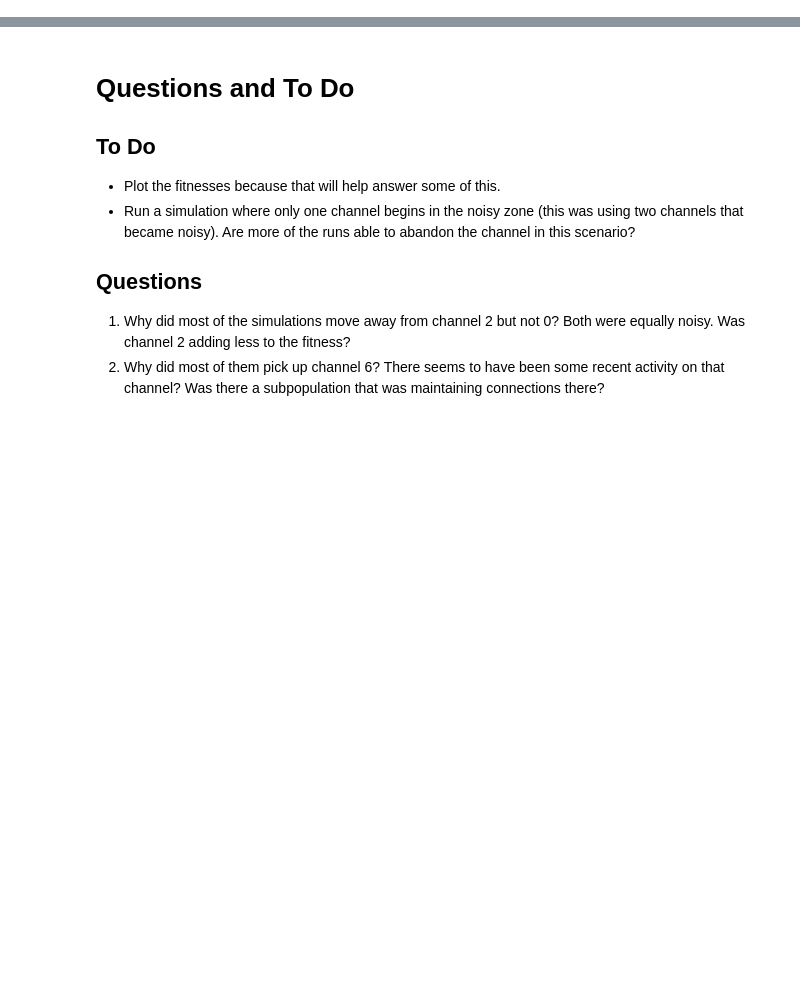
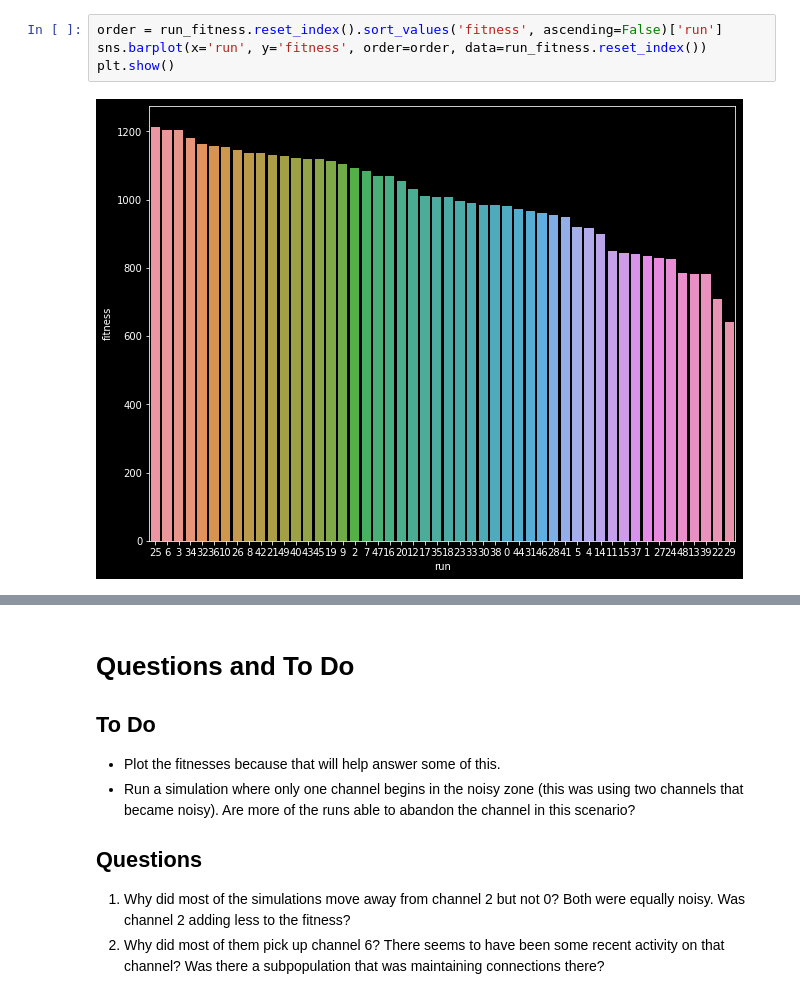
Before and after one commit to dkadish/EvolvingSonicNiches, a Jupyter notebook: runs/600_noise_onset_base5.ipynb, the cells around one changed output, grey strips where cells are left out. Saved outputs shown, nothing was run; the diff lists cells and outputs as text; blank space fills up the shorter version.

```diff
--- a/runs/600_noise_onset_base5.ipynb
+++ b/runs/600_noise_onset_base5.ipynb
@@ -84 +84,7 @@ visualize.dataframe.plot_run_spectra(spectra.loc[25:], vmin=0.0, vmax=1.0, view=
+# %%
+order = run_fitness.reset_index().sort_values('fitness', ascending=False)['run']
+sns.barplot(x='run', y='fitness', order=order, data=run_fitness.reset_index())
+plt.show()
+# %% [output]
+[figure, added]
 # %%
```
Also changed, not shown: parts of 14 cells of this notebook, 5 other files.
